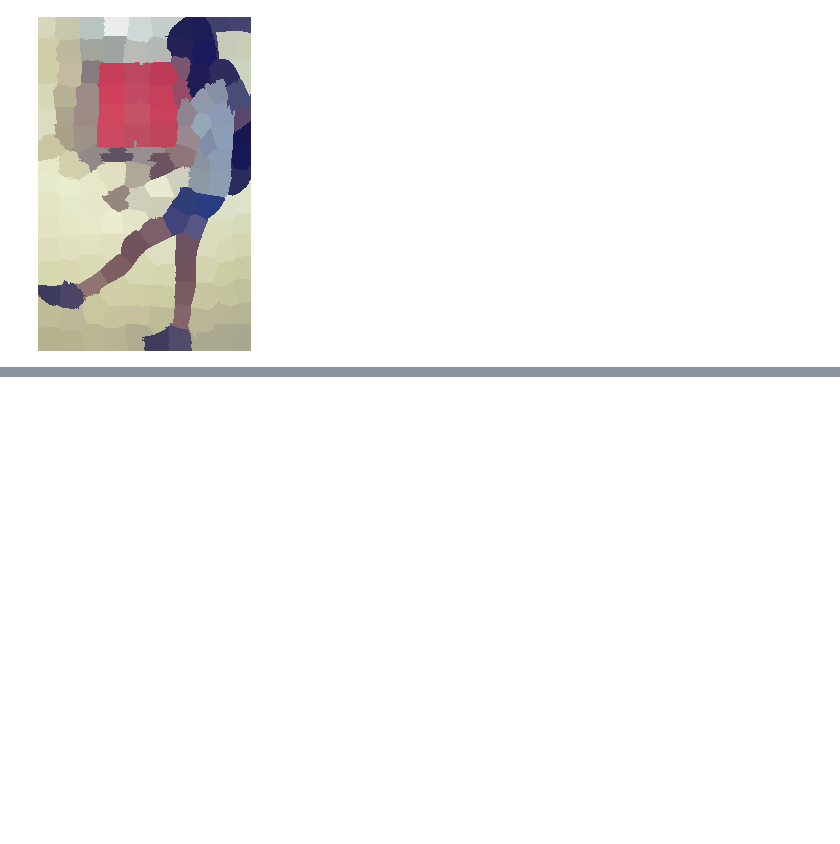
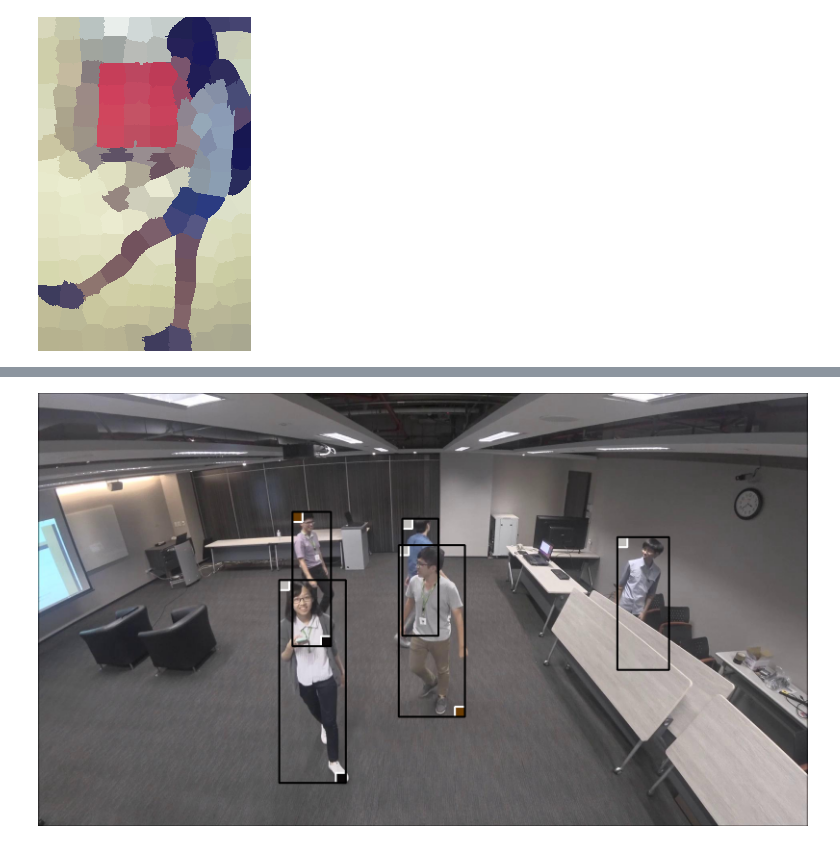
Before and after one commit to kakusikun/deep-learning-works, a Jupyter notebook: notebook/Color filter by keypoint.ipynb, the cells around one changed output, grey strips where cells are left out. Saved outputs shown, nothing was run; the diff lists cells and outputs as text; code cells hidden in the pictures; blank space fills up the shorter version.

```diff
--- a/notebook/Color filter by keypoint.ipynb
+++ b/notebook/Color filter by keypoint.ipynb
@@ -263,0 +381,2 @@ pil_img
+# %%
+app = App(model_config, app_config)
@@ -263,0 +401,14 @@ pil_img
+# %%
+inputs = app.get_input()
+det = app.get_det(inputs)
+
+app.get_colors()
+plot = app.render()
+app.update()
+import cv2
+from PIL import Image
+temp = cv2.cvtColor(plot, cv2.COLOR_BGR2RGB)
+pil_img = Image.fromarray(temp)
+pil_img
+# %% [output]
+[figure, added]
```
Also changed, not shown: parts of 23 cells of this notebook, 5 other files.
